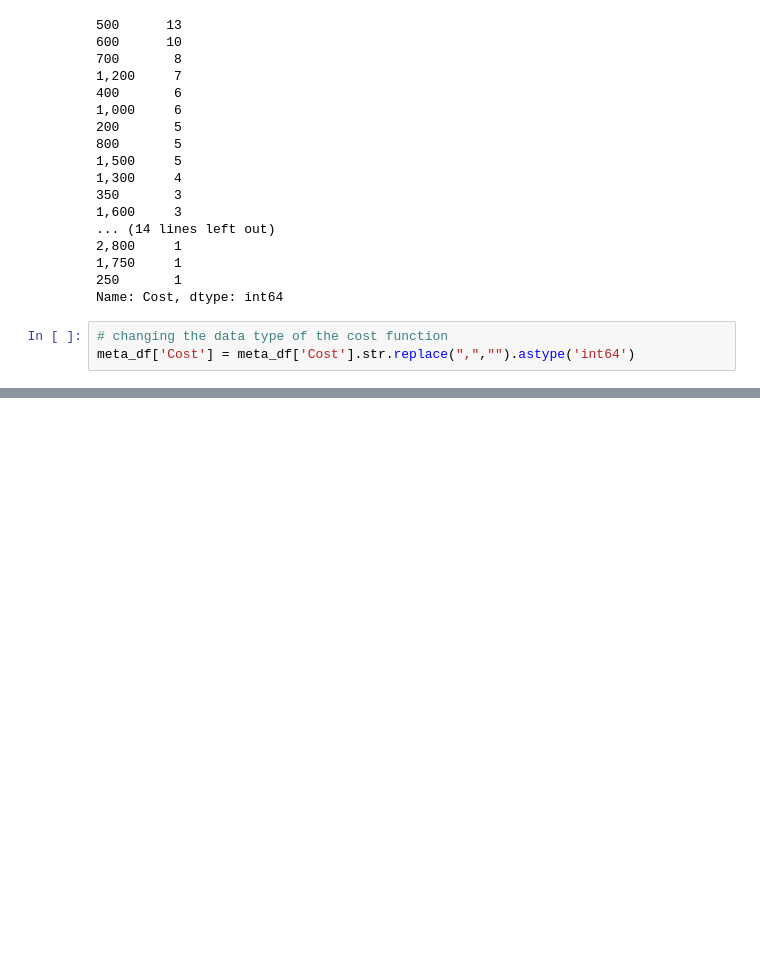
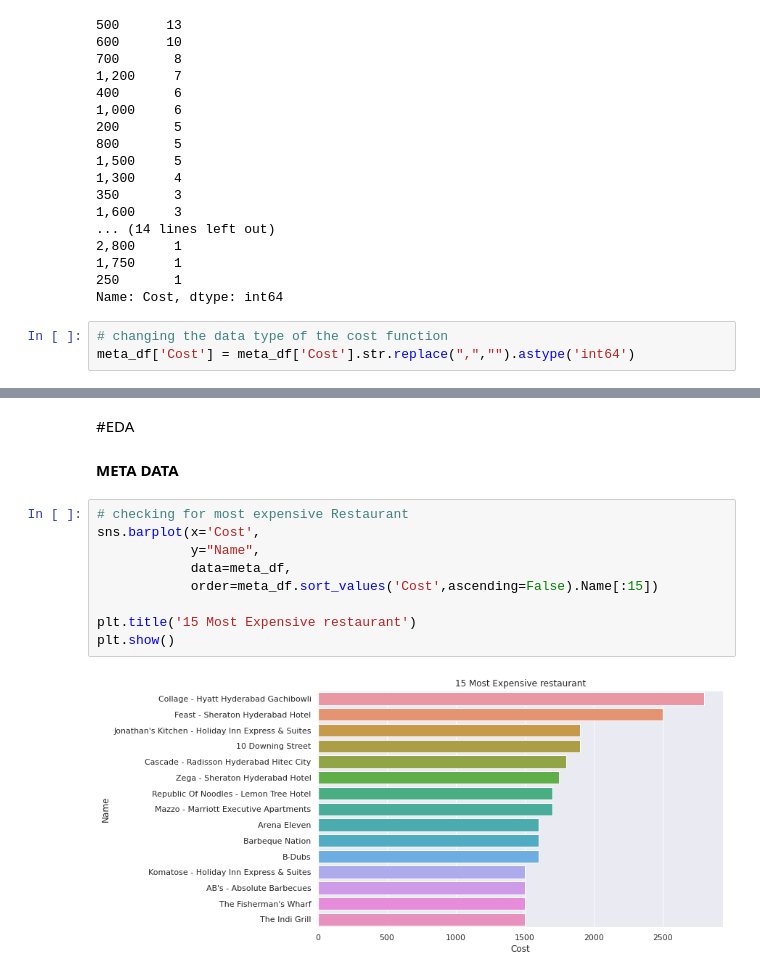
Before and after one commit to vikram0050/Zomato-Restaurant-Clustering-And-Sentiment-Analysis, a Jupyter notebook: Vikramaditya_Sah_ZOMATO_RESTAURANT_CLUSTERING_AND_SENTIMENT_ANALYSIS.ipynb, the cells around one changed output, grey strips where cells are left out. Cells and saved outputs as stored; diff of their text form; blank space fills up the shorter version.

```diff
--- a/Vikramaditya_Sah_ZOMATO_RESTAURANT_CLUSTERING_AND_SENTIMENT_ANALYSIS.ipynb
+++ b/Vikramaditya_Sah_ZOMATO_RESTAURANT_CLUSTERING_AND_SENTIMENT_ANALYSIS.ipynb
@@ -178,0 +405,15 @@ meta_df['Cost'] = meta_df['Cost'].str.replace(",","").astype('int64')
+# %% [markdown]
+#EDA
+# %% [markdown]
+**META DATA**
+# %%
+# checking for most expensive Restaurant
+sns.barplot(x='Cost',
+            y="Name",
+            data=meta_df,
+            order=meta_df.sort_values('Cost',ascending=False).Name[:15])
+
+plt.title('15 Most Expensive restaurant')
+plt.show()
+# %% [output]
+[figure, added]
```
Also changed, not shown: parts of 53 cells of this notebook.
